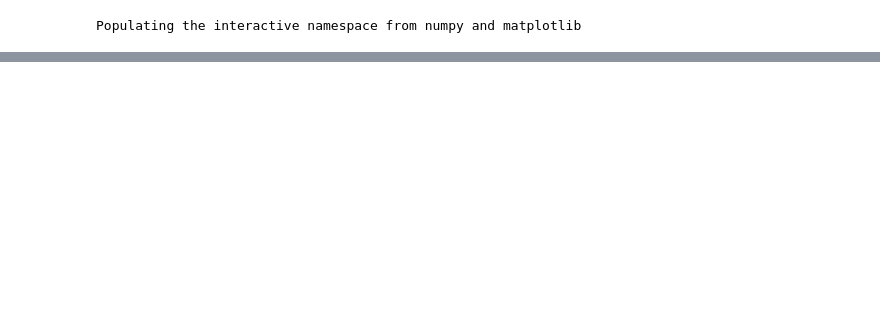
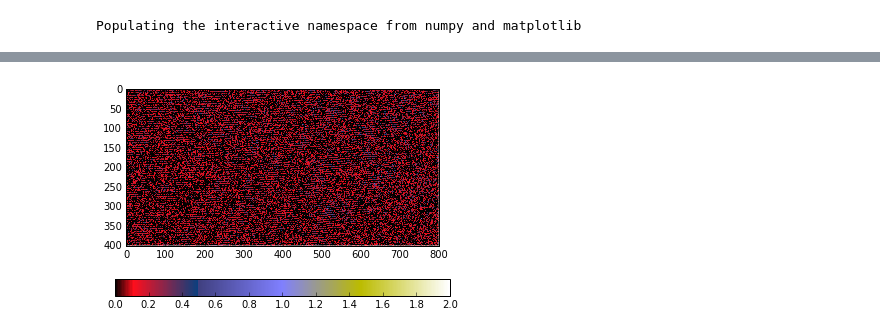
Before and after one commit to BEC-Trento/camera1, a Jupyter notebook: python/mainTest.ipynb, the cells around one changed output, grey strips where cells are left out. Drawn from its saved outputs; the diff is of its cells as text; code cells hidden in the pictures; blank space fills up the shorter version.

```diff
--- a/python/mainTest.ipynb
+++ b/python/mainTest.ipynb
@@ -53 +59,7 @@ It says: 'Coriander-BEC3-mainTest...
+# %%
+imshow(a/6553.6,interpolation='none', cmap='gist_stern',vmin=0,vmax=2)
+colorbar(orientation='horizontal')
+show()
+# %% [output]
+[figure, added]
 # %%
```
Also changed, not shown: parts of 13 cells of this notebook, 10 other files.
